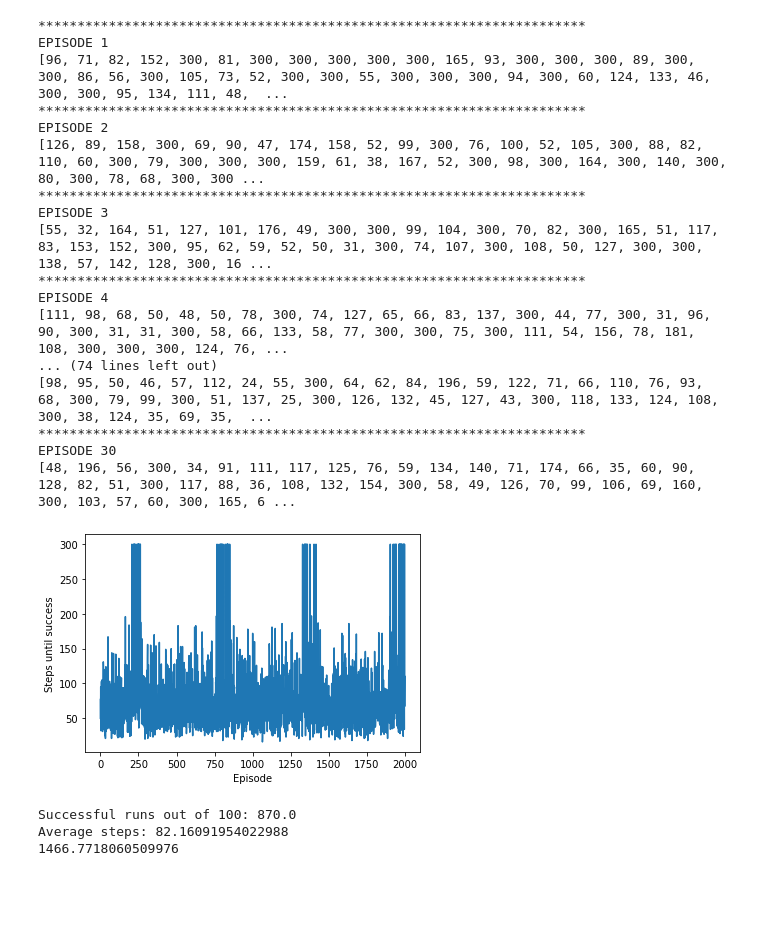
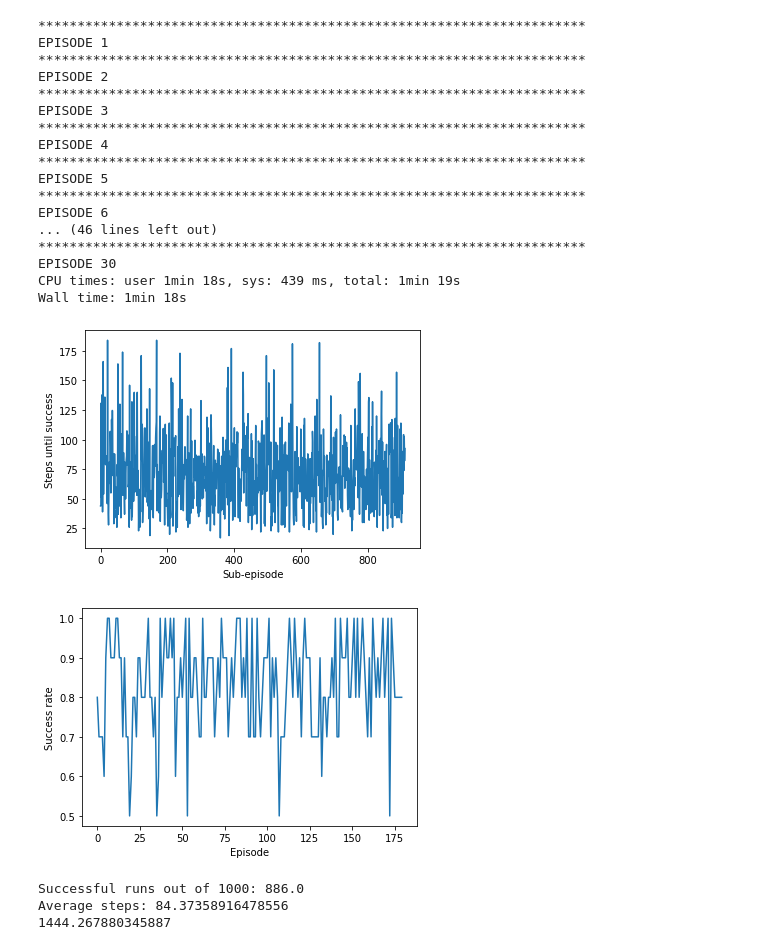
Before and after one commit to green-of-tim/red-y, a Jupyter notebook: Q_tab_var_red_FrozenLake8x8.ipynb, the cells around one changed output. Saved outputs shown, nothing was run; the diff lists cells and outputs as text; code cells hidden in the pictures; blank space fills up the shorter version.

```diff
--- a/Q_tab_var_red_FrozenLake8x8.ipynb
+++ b/Q_tab_var_red_FrozenLake8x8.ipynb
@@ -18,7 +20,7 @@ epsilon_min = 0.1
 epsilon_max = 1.0
 decay_rate = 0.001
 
-recenter_num = 100
+recenter_num = 5
 recenter_ep = 500
 # %%
 q_tables = []
@@ -143,5 +173,8 @@ def train(q_tab, qk_tab, estimate, epi_num, eps, l_r, show_steps = False):
 # %%
+%%time
+
 steps_till_success = []
+success_rate = []
 for episode in range(episodes_num):
   l_r = learning_rate / (episode + 1)
   step_episode = []
@@ -158,37 +191,51 @@ for episode in range(episodes_num):
     q_est = q_est + q_tables[i]
   q_est = q_est / recenter_num
 
+  rate, step = evaluate_table(Q_table)
+  success_rate.append(rate)
+  steps_till_success.append(step)
+
   for i in range(recenter_num):
     Q_table, step, epsilon = train(Q_table, q_tables[i], q_est, epsilon, l_r, False)
-    step_episode.append(step)
+    rate, step = evaluate_table(Q_table)
+    success_rate.append(rate)
+    steps_till_success.append(step)
+    # step_episode.append(step)
 
-  print(step_episode)
-  steps_till_success.extend(step_episode)
+  # print(step_episode)
+  # steps_till_success.extend(step_episode)
 # %% [output]
 **********************************************************************
 EPISODE 1
-[96, 71, 82, 152, 300, 81, 300, 300, 300, 300, 300, 165, 93, 300, 300, 300, 89, 300, 300, 86, 56, 300, 105, 73, 52, 300, 300, 55, 300, 300, 300, 94, 300, 60, 124, 133, 46, 300, 300, 95, 134, 111, 48,  ...
 **********************************************************************
 EPISODE 2
-[126, 89, 158, 300, 69, 90, 47, 174, 158, 52, 99, 300, 76, 100, 52, 105, 300, 88, 82, 110, 60, 300, 79, 300, 300, 300, 159, 61, 38, 167, 52, 300, 98, 300, 164, 300, 140, 300, 80, 300, 78, 68, 300, 300 ...
 **********************************************************************
 EPISODE 3
-[55, 32, 164, 51, 127, 101, 176, 49, 300, 300, 99, 104, 300, 70, 82, 300, 165, 51, 117, 83, 153, 152, 300, 95, 62, 59, 52, 50, 31, 300, 74, 107, 300, 108, 50, 127, 300, 300, 138, 57, 142, 128, 300, 16 ...
 **********************************************************************
 EPISODE 4
-[111, 98, 68, 50, 48, 50, 78, 300, 74, 127, 65, 66, 83, 137, 300, 44, 77, 300, 31, 96, 90, 300, 31, 31, 300, 58, 66, 133, 58, 77, 300, 300, 75, 300, 111, 54, 156, 78, 181, 108, 300, 300, 300, 124, 76, ...
-... (74 lines left out)
-[98, 95, 50, 46, 57, 112, 24, 55, 300, 64, 62, 84, 196, 59, 122, 71, 66, 110, 76, 93, 68, 300, 79, 99, 300, 51, 137, 25, 300, 126, 132, 45, 127, 43, 300, 118, 133, 124, 108, 300, 38, 124, 35, 69, 35,  ...
+**********************************************************************
+EPISODE 5
+**********************************************************************
+EPISODE 6
+... (46 lines left out)
 **********************************************************************
 EPISODE 30
-[48, 196, 56, 300, 34, 91, 111, 117, 125, 76, 59, 134, 140, 71, 174, 66, 35, 60, 90, 128, 82, 51, 300, 117, 88, 36, 108, 132, 154, 300, 58, 49, 126, 70, 99, 106, 69, 160, 300, 103, 57, 60, 300, 165, 6 ...
+CPU times: user 1min 18s, sys: 439 ms, total: 1min 19s
+Wall time: 1min 18s
 # %%
-plt.plot(steps_till_success[-2001:-1])
-plt.xlabel('Episode')
+# print(steps_till_success)
+plt.plot(steps_till_success)
+plt.xlabel('Sub-episode')
 plt.ylabel('Steps until success')
 plt.show()
+# print(success_rate)
+plt.plot(success_rate)
+plt.xlabel('Episode')
+plt.ylabel('Success rate')
+plt.show()
 # %% [output]
-[figure, old version]
+[figure, new version]
+[figure, added]
 # %%
 total_reward = 0
 steps = []
@@ -215,10 +262,10 @@ for episode in range(1000):
         state = new_state
 env.close()
 
-print(f'Successful runs out of 100: {total_reward}')
+print(f'Successful runs out of 1000: {total_reward}')
 print(f'Average steps: {np.mean(steps)}')
 print(np.var(steps))
 # %% [output]
-Successful runs out of 100: 870.0
-Average steps: 82.16091954022988
-1466.7718060509976
+Successful runs out of 1000: 886.0
+Average steps: 84.37358916478556
+1444.267880345887
```
Also changed, not shown: parts of 3 cells of this notebook.
